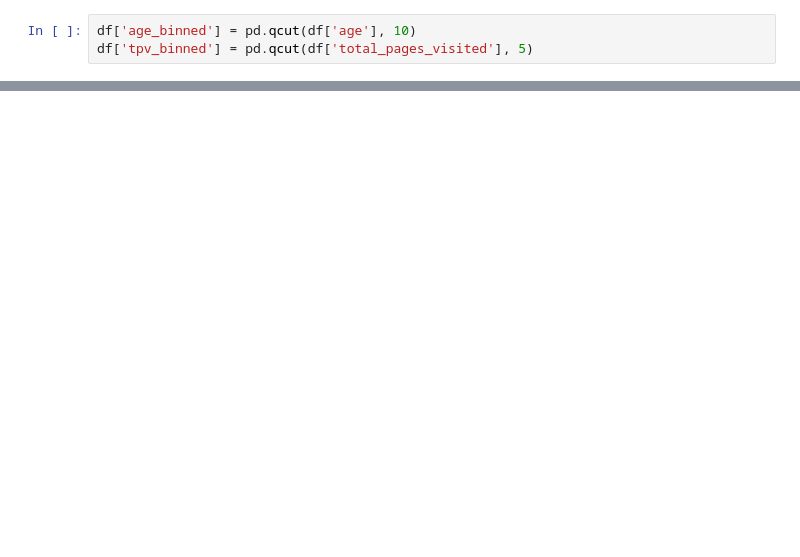
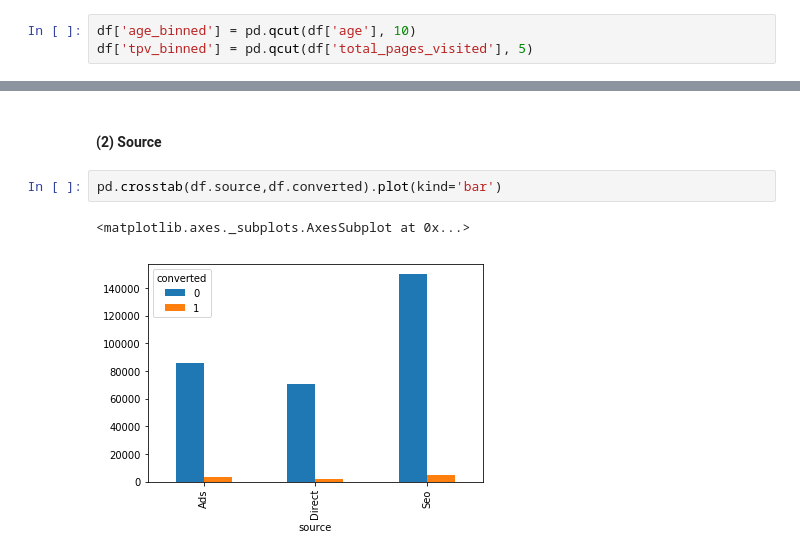
Before and after one commit to crazywiden/Leetcode_daily_submit, a Jupyter notebook: 20e/Conversion_data_20e.ipynb, the cells around one changed output, grey strips where cells are left out. Drawn from its saved outputs; the diff is of its cells as text; blank space fills up the shorter version.

```diff
--- a/20e/Conversion_data_20e.ipynb
+++ b/20e/Conversion_data_20e.ipynb
@@ -142,0 +170,7 @@ Name: converted, dtype: float64
+# %% [markdown]
+#### (2) Source
+# %%
+pd.crosstab(df.source,df.converted).plot(kind='bar')
+# %% [output]
+<matplotlib.axes._subplots.AxesSubplot at 0x...>
+[figure, added]
```
Also changed, not shown: parts of 39 cells of this notebook.
